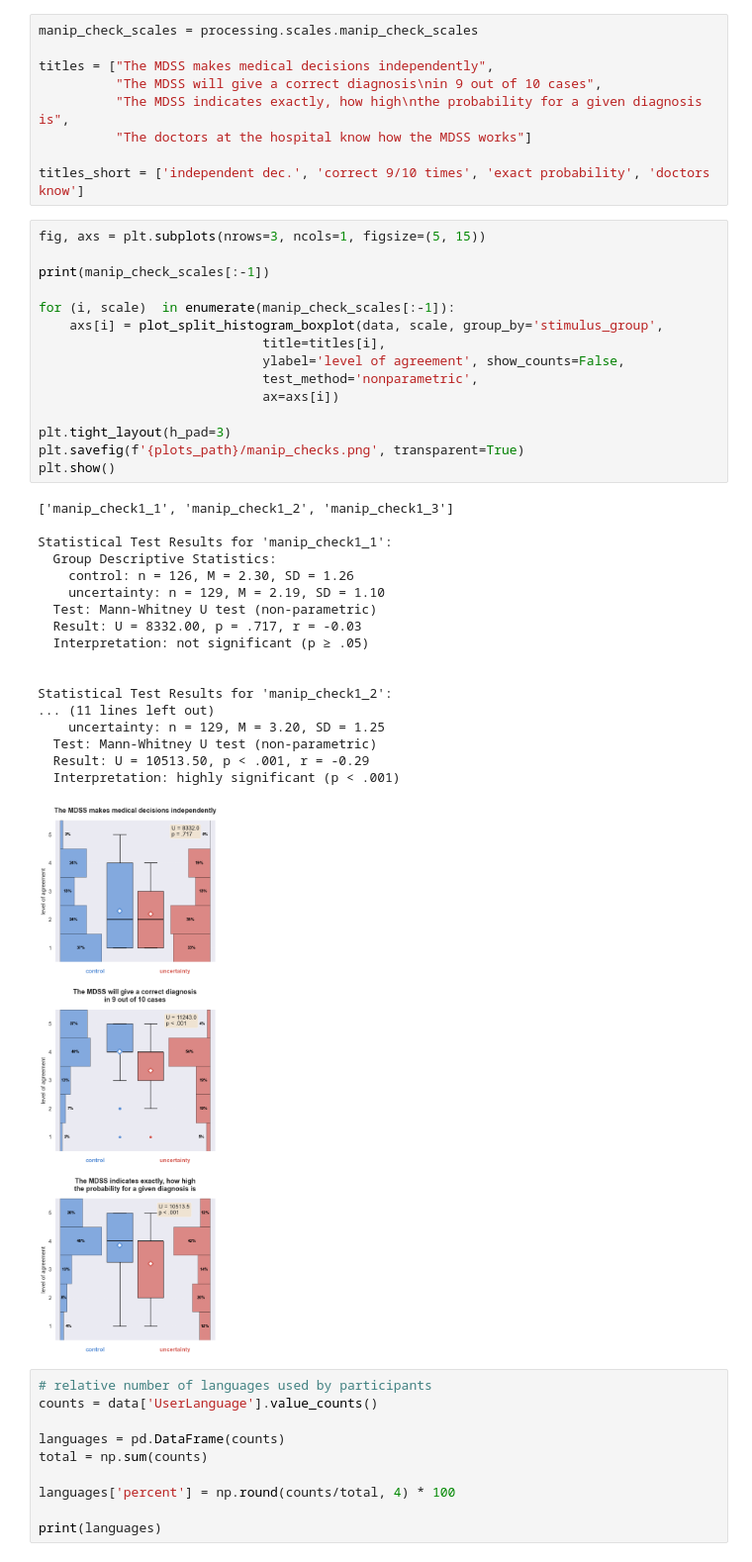
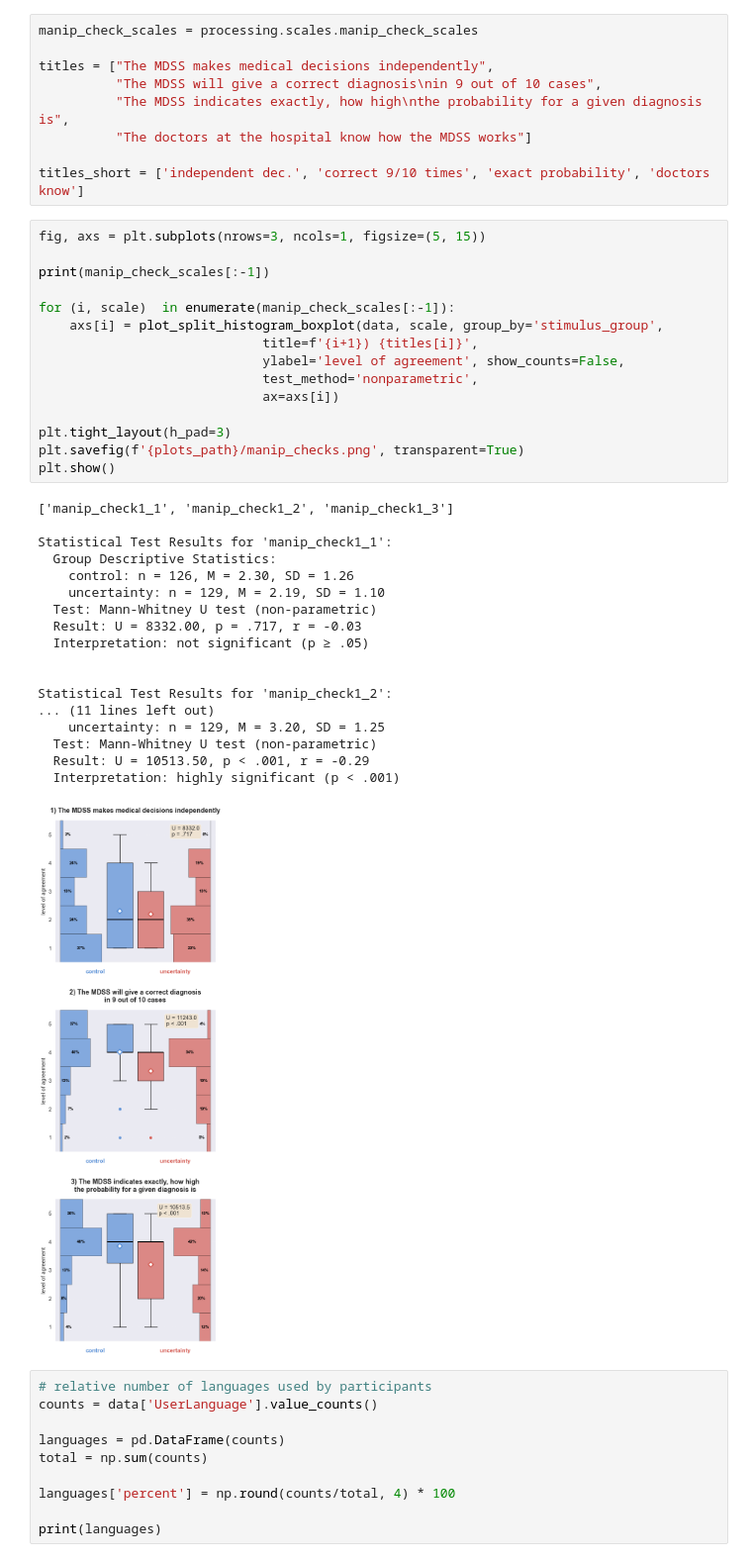
Before and after one commit to TimWiesner99/thesis-analysis, a Jupyter notebook: analysis/manip_check.ipynb, the cells around one changed output. Shown at 99% size. Cells and saved outputs as stored; diff of their text form.

Commit message:
added numbers to  manipulation check plots

```diff
--- a/analysis/manip_check.ipynb
+++ b/analysis/manip_check.ipynb
@@ -18,35 +18,35 @@ fig, axs = plt.subplots(nrows=3, ncols=1, figsize=(5, 15))
 
 print(manip_check_scales[:-1])
 
 for (i, scale)  in enumerate(manip_check_scales[:-1]):
     axs[i] = plot_split_histogram_boxplot(data, scale, group_by='stimulus_group',
-                             title=titles[i],
+                             title=f'{i+1}) {titles[i]}',
                              ylabel='level of agreement', show_counts=False,
                              test_method='nonparametric',
                              ax=axs[i])
 
 plt.tight_layout(h_pad=3)
 plt.savefig(f'{plots_path}/manip_checks.png', transparent=True)
 plt.show()
 # %% [output]
 ['manip_check1_1', 'manip_check1_2', 'manip_check1_3']
 
 Statistical Test Results for 'manip_check1_1':
   Group Descriptive Statistics:
     control: n = 126, M = 2.30, SD = 1.26
     uncertainty: n = 129, M = 2.19, SD = 1.10
   Test: Mann-Whitney U test (non-parametric)
   Result: U = 8332.00, p = .717, r = -0.03
   Interpretation: not significant (p ≥ .05)
 
 
 Statistical Test Results for 'manip_check1_2':
 ... (11 lines left out)
     uncertainty: n = 129, M = 3.20, SD = 1.25
   Test: Mann-Whitney U test (non-parametric)
   Result: U = 10513.50, p < .001, r = -0.29
   Interpretation: highly significant (p < .001)
-[figure, old version]
+[figure, new version]
 # %%
 # relative number of languages used by participants
 counts = data['UserLanguage'].value_counts()
```
Also changed, not shown: 1 other file.
